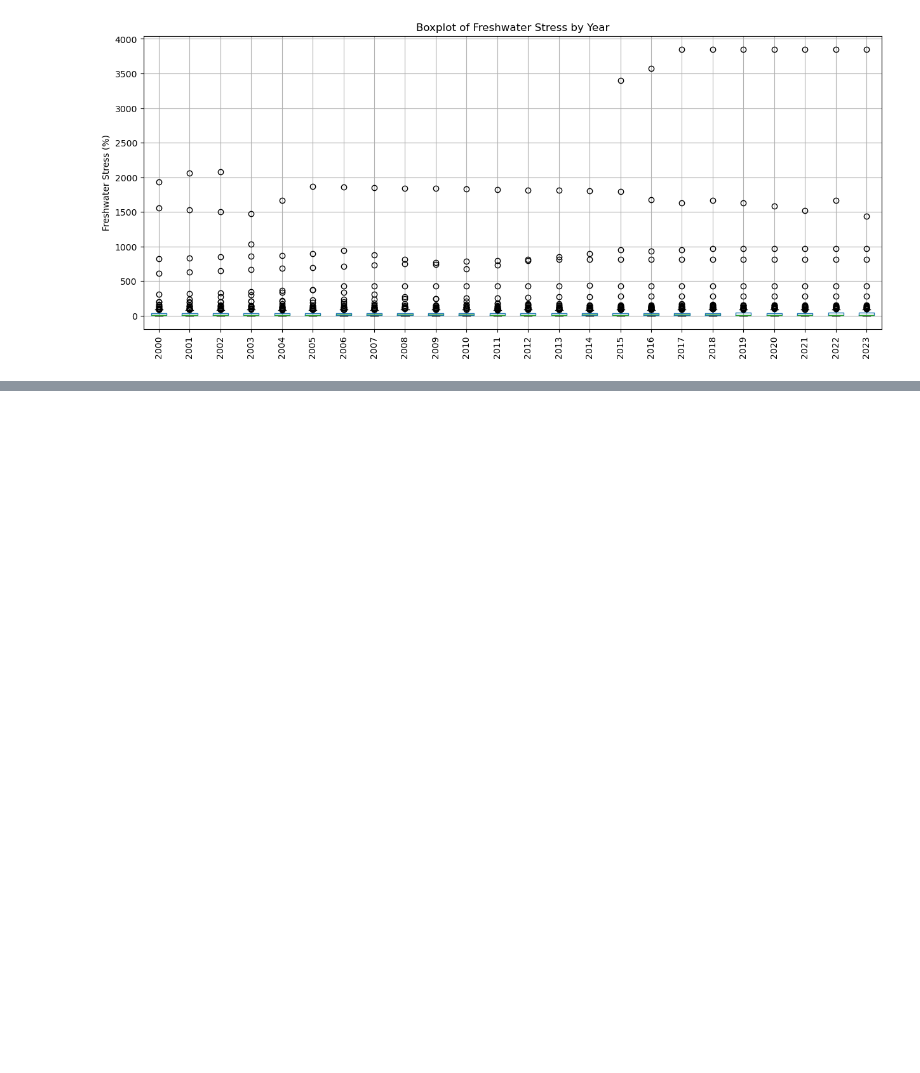
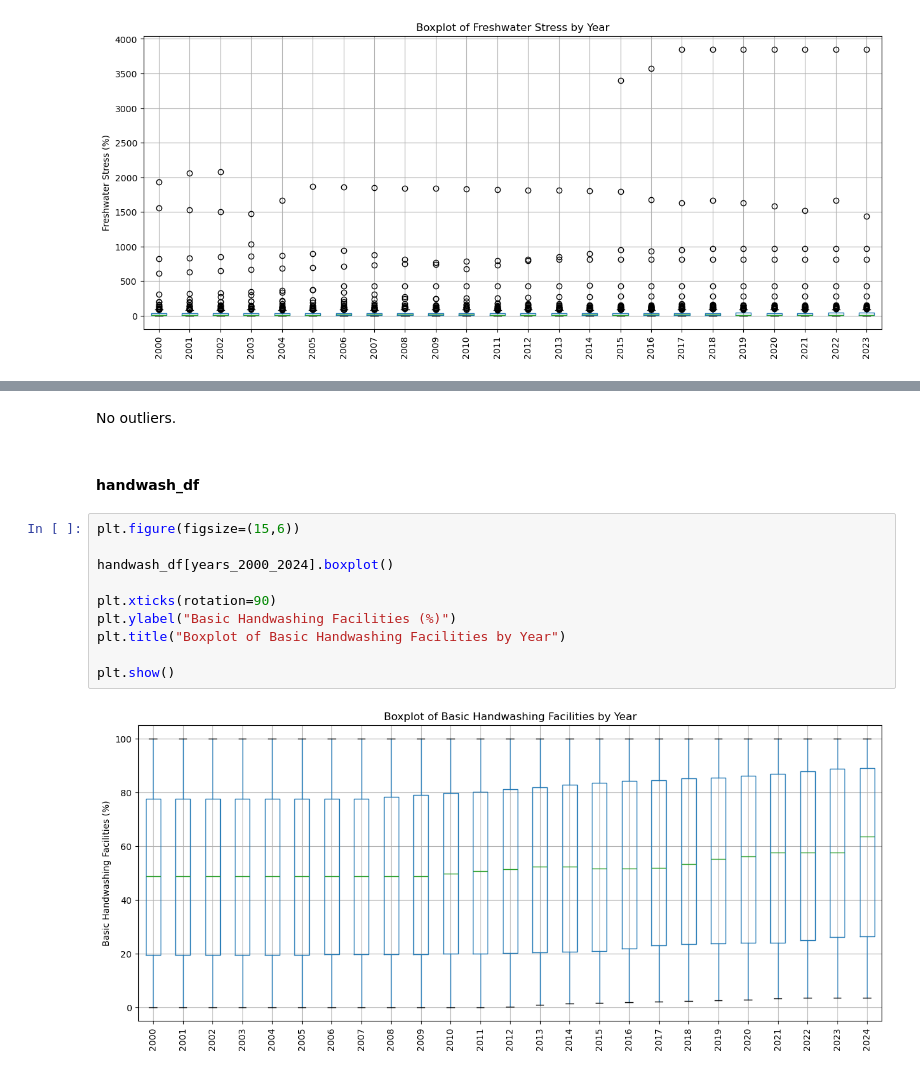
Before and after one commit to frogosorap/SDGReadinessIndex, a Jupyter notebook: Raw_Data/SDG_6_Clean_Water_and_Sanitation/Cleaning_SDG_6.ipynb, the cells around one changed output, grey strips where cells are left out. Drawn from its saved outputs; the diff is of its cells as text; blank space fills up the shorter version.

```diff
--- a/Raw_Data/SDG_6_Clean_Water_and_Sanitation/Cleaning_SDG_6.ipynb
+++ b/Raw_Data/SDG_6_Clean_Water_and_Sanitation/Cleaning_SDG_6.ipynb
@@ -612,0 +683,16 @@ display(stress_possible_outliers_df)
+# %% [markdown]
+No outliers.
+# %% [markdown]
+#### handwash_df
+# %%
+plt.figure(figsize=(15,6))
+
+handwash_df[years_2000_2024].boxplot()
+
+plt.xticks(rotation=90)
+plt.ylabel("Basic Handwashing Facilities (%)")
+plt.title("Boxplot of Basic Handwashing Facilities by Year")
+
+plt.show()
+# %% [output]
+[figure, added]
```
Also changed, not shown: parts of 8 cells of this notebook.
